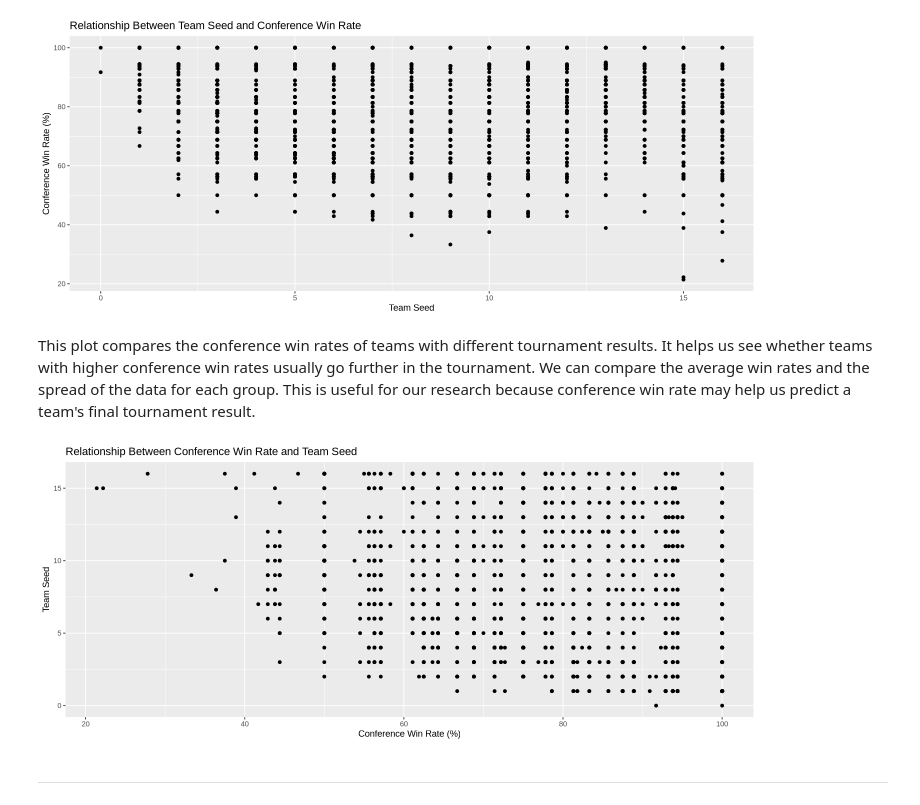
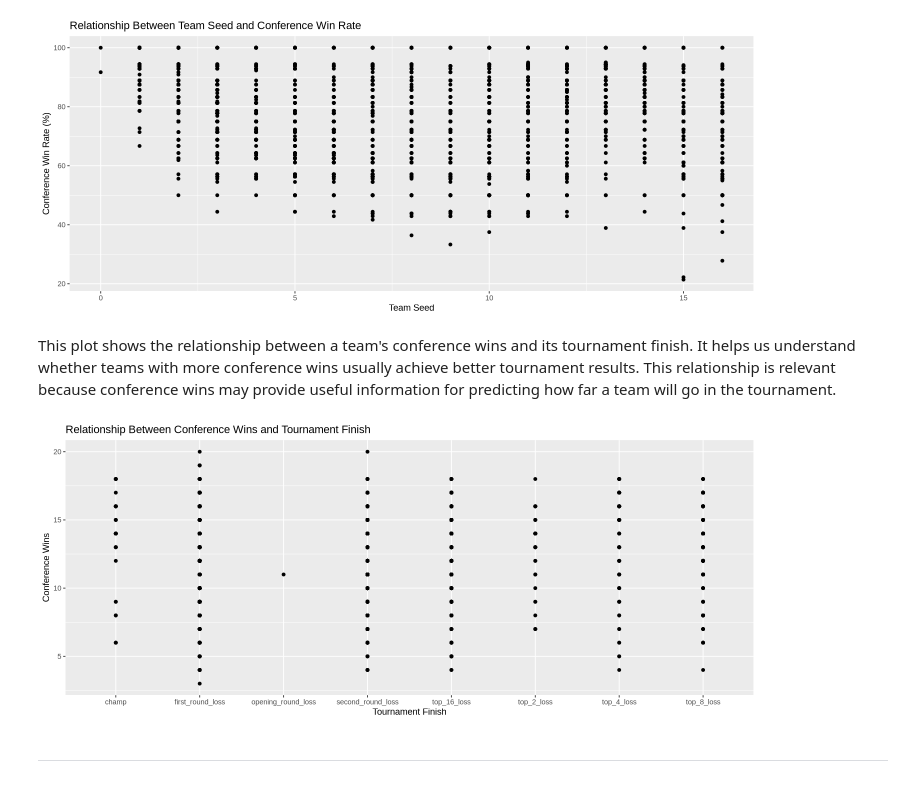
Before and after one commit to lvxiangzhe/dsci-100-project-xiangzhelv, a Jupyter notebook: dsci-100-project-notebook.ipynb, the cells around one changed output. Saved outputs shown, nothing was run; the diff lists cells and outputs as text; code cells hidden in the pictures.

```diff
--- a/dsci-100-project-notebook.ipynb
+++ b/dsci-100-project-notebook.ipynb
@@ -406,19 +406,19 @@ ggplot(womens_march_madness_tidy,
 # %% [output]
 [figure]
 # %% [markdown]
-This plot compares the conference win rates of teams with different tournament results. It helps us see whether teams with higher conference win rates usually go further in the tournament. We can compare the average win rates and the spread of the data for each group. This is useful for our research because conference win rate may help us predict a team's final tournament result.
+This plot shows the relationship between a team's conference wins and its tournament finish. It helps us understand whether teams with more conference wins usually achieve better tournament results. This relationship is relevant because conference wins may provide useful information for predicting how far a team will go in the tournament.
 # %%
-# Visualize the relationship between conference win rate and team seed
+# Visualize the relationship between conference wins and tournament finish
 ggplot(womens_march_madness_tidy,
-       aes(x = conf_wins_pct, y = seed)) +
+       aes(x = tourney_finish, y = conf_wins)) +
   geom_point(na.rm = TRUE) +
   labs(
-    title = "Relationship Between Conference Win Rate and Team Seed",
-    x = "Conference Win Rate (%)",
-    y = "Team Seed"
+    title = "Relationship Between Conference Wins and Tournament Finish",
+    x = "Tournament Finish",
+    y = "Conference Wins"
   )
 # %% [output]
-[figure, old version]
+[figure, new version]
 # %% [markdown]
 ------
 # %% [markdown]
```
Also changed, not shown: parts of 2 cells of this notebook.
